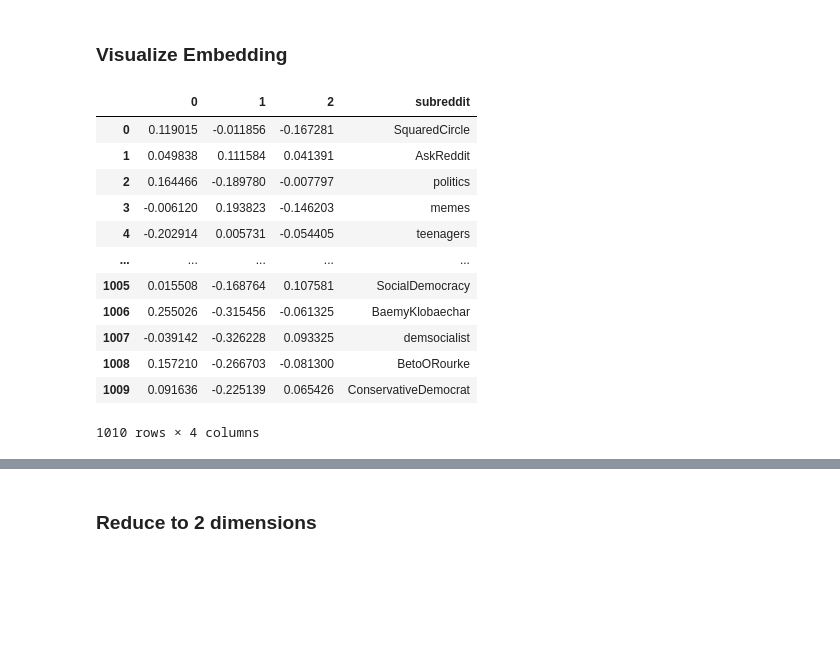
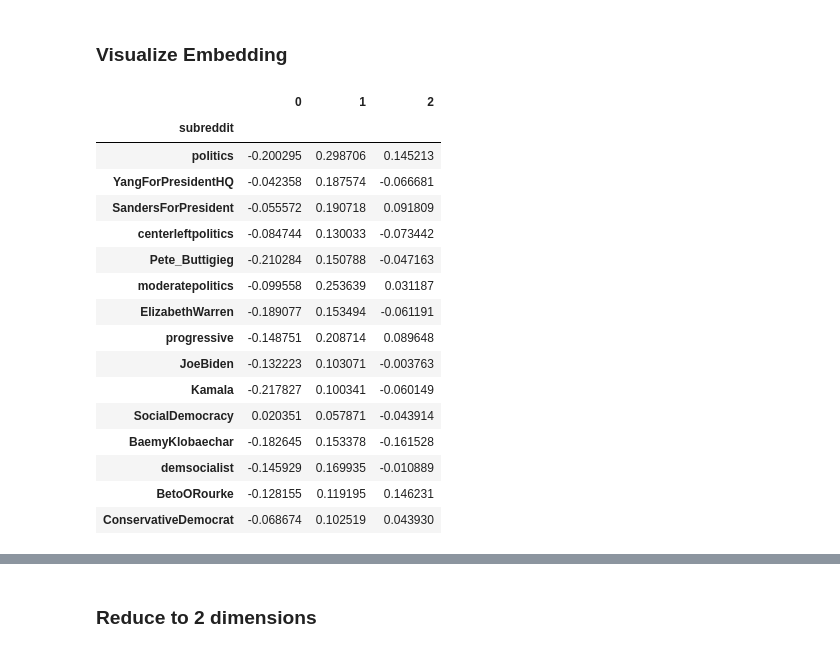
Before and after one commit to CSSLab/political-subreddits, a Jupyter notebook: Subreddit_Embedding_Atemporal.ipynb, the cells around one changed output, grey strips where cells are left out. Cells and saved outputs as stored; diff of their text form; code cells hidden in the pictures; blank space fills up the shorter version.

```diff
--- a/Subreddit_Embedding_Atemporal.ipynb
+++ b/Subreddit_Embedding_Atemporal.ipynb
@@ -253,20 +173,19 @@ from ipynb.fs.defs.Analogy_Dimensions import predict_analogies, score
 import plotly.graph_objects as go
 
 def get_score(embedding):
-    pred,actual,t = predict_analogies(["football","basketball","baseball","hockey","populous_cities"],embedding,frac=0.5)
+    pred,actual,_ = predict_analogies(["football","basketball","baseball","hockey","populous_cities"],embedding,frac=0.5,show_prog=False)
     acc, _ = score(pred,actual)
     return acc
 
 assesment_scores = list(map(get_score,tqdm(embedding_dfs)))
 assesment_scores
 # %%
-vals = np.zeros((len(p1_vals),len(p2_vals)))
-for ind,val in enumerate(assesment_scores):
-    col = ind//len(p1_vals)
-    row = ind%len(p2_vals)
-    vals[row,col] = val
+m = np.argmax(assesment_scores)
+print("Best performing embedding (sample: {}, negative: {}) had accuracy of {:.2f}%\n\t file_path: {}".format(*all_embeddings[m],assesment_scores[m],embeddings[m]))
 
-data = go.Heatmap(z=vals,y=p1_vals,x=p2_vals)
+grid = np.array(assesment_scores).reshape((len(p1_vals), len(p1_vals)))
+
+data = go.Heatmap(z=grid,y=np.array(p1_vals).astype(float),x=p2_vals, zmin=0, zmax=100)
 
 layout = {
     "title": "Community Embedding Analogy Accuracy",
@@ -275,4 +194,3 @@ layout = {
 }
 fig = go.Figure(data=data,layout=layout)
 fig.write_html("visualizations/accuracy.html")
-fig.show()
@@ -279,2 +200,5 @@ fig.show()
 # %% [markdown]
 ### Reduce to 3 dimensions
+# %%
+best_embedding = embedding_dfs[m]
+best_embedding
@@ -282,4 +221,5 @@ fig.show()
 from sklearn.decomposition import PCA
 # PCA Dim Reduction
 pca =  PCA(n_components = 3)
-three_dim =  pd.DataFrame(pca.fit_transform(vectors))
+three_dim = pd.DataFrame(pca.fit_transform(best_embedding)).set_index(best_embedding.index)
+three_dim
@@ -290,24 +245,27 @@ import plotly.express as px
 # %%
 political_subreddits = ["JoeBiden","Pete_Buttigieg","Kamala",
                         "SandersForPresident","BetoORourke","ElizabethWarren",
                         "BaemyKlobaechar","YangForPresidentHQ","politics","progressive",
                         "demsocialist","SocialDemocracy","centerleftpolitics",
                         "ConservativeDemocrat","moderatepolitics"]
-three_dim["subreddit"] = subreddits
-# three_dim = three_dim[three_dim["subreddit"].isin(political_subreddits)]
+three_dim = three_dim[three_dim.index.isin(political_subreddits)]
 three_dim
 # %% [output]
-|  | 0 | 1 | 2 | subreddit |
-| 0 | 0.119015 | -0.011856 | -0.167281 | SquaredCircle |
-| 1 | 0.049838 | 0.111584 | 0.041391 | AskReddit |
-| 2 | 0.164466 | -0.189780 | -0.007797 | politics |
-| 3 | -0.006120 | 0.193823 | -0.146203 | memes |
-| 4 | -0.202914 | 0.005731 | -0.054405 | teenagers |
-| ... | ... | ... | ... | ... |
-| 1005 | 0.015508 | -0.168764 | 0.107581 | SocialDemocracy |
-| 1006 | 0.255026 | -0.315456 | -0.061325 | BaemyKlobaechar |
-| 1007 | -0.039142 | -0.326228 | 0.093325 | demsocialist |
-| 1008 | 0.157210 | -0.266703 | -0.081300 | BetoORourke |
-| 1009 | 0.091636 | -0.225139 | 0.065426 | ConservativeDemocrat |
+|  | 0 | 1 | 2 |
+| subreddit |  |  |  |
+| politics | -0.200295 | 0.298706 | 0.145213 |
+| YangForPresidentHQ | -0.042358 | 0.187574 | -0.066681 |
+| SandersForPresident | -0.055572 | 0.190718 | 0.091809 |
+| centerleftpolitics | -0.084744 | 0.130033 | -0.073442 |
+| Pete_Buttigieg | -0.210284 | 0.150788 | -0.047163 |
+| moderatepolitics | -0.099558 | 0.253639 | 0.031187 |
+| ElizabethWarren | -0.189077 | 0.153494 | -0.061191 |
+| progressive | -0.148751 | 0.208714 | 0.089648 |
+| JoeBiden | -0.132223 | 0.103071 | -0.003763 |
+| Kamala | -0.217827 | 0.100341 | -0.060149 |
+| SocialDemocracy | 0.020351 | 0.057871 | -0.043914 |
+| BaemyKlobaechar | -0.182645 | 0.153378 | -0.161528 |
+| demsocialist | -0.145929 | 0.169935 | -0.010889 |
+| BetoORourke | -0.128155 | 0.119195 | 0.146231 |
+| ConservativeDemocrat | -0.068674 | 0.102519 | 0.043930 |
-1010 rows × 4 columns
 # %%
```
Also changed, not shown: parts of 15 cells of this notebook, 3 other files.
